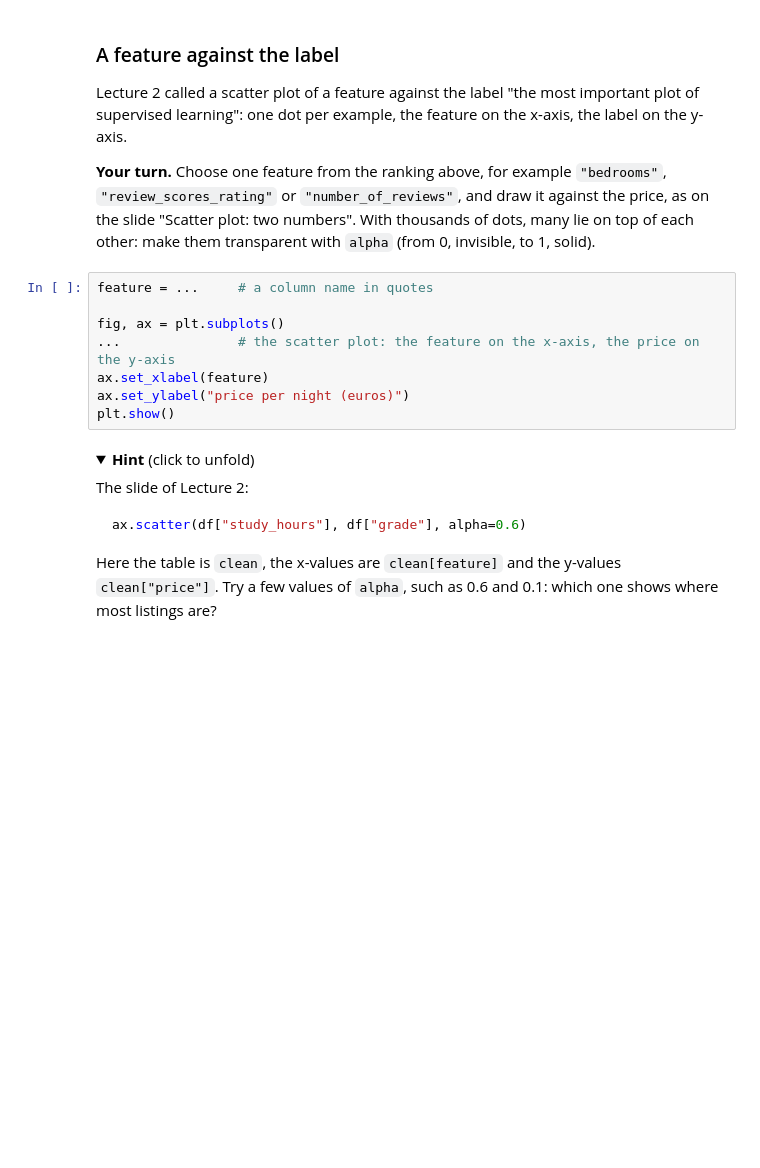
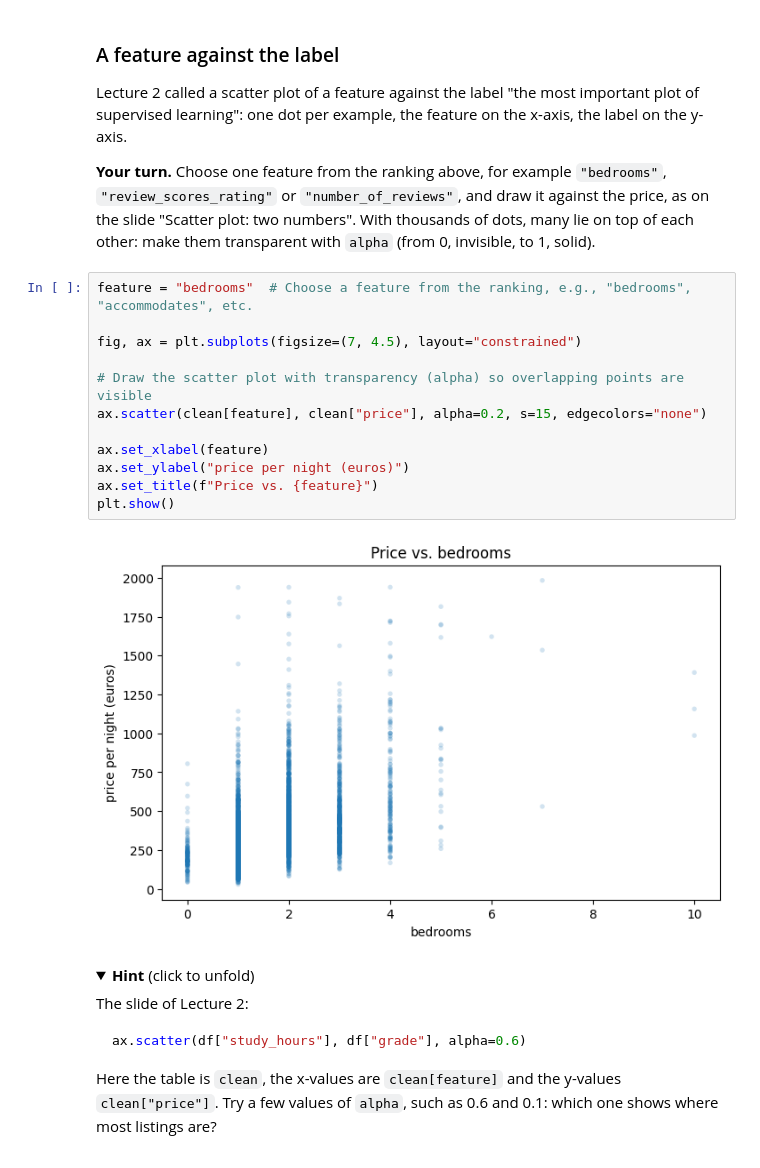
Before and after one commit to ZhangPeiLin2004/Machine_Learning, a Jupyter notebook: lab01.ipynb, the cells around one changed output. Drawn from its saved outputs; the diff is of its cells as text; folded sections open; blank space fills up the shorter version.

```diff
--- a/lab01.ipynb
+++ b/lab01.ipynb
@@ -613,13 +636,19 @@ Lecture 2 called a scatter plot of a feature against the label "the most importa
 
 **Your turn.** Choose one feature from the ranking above, for example `"bedrooms"`, `"review_scores_rating"` or `"number_of_reviews"`, and draw it against the price, as on the slide "Scatter plot: two numbers". With thousands of dots, many lie on top of each other: make them transparent with `alpha` (from 0, invisible, to 1, solid).
 # %%
-feature = ...     # a column name in quotes
+feature = "bedrooms"  # Choose a feature from the ranking, e.g., "bedrooms", "accommodates", etc.
 
-fig, ax = plt.subplots()
-...               # the scatter plot: the feature on the x-axis, the price on the y-axis
+fig, ax = plt.subplots(figsize=(7, 4.5), layout="constrained")
+
+# Draw the scatter plot with transparency (alpha) so overlapping points are visible
+ax.scatter(clean[feature], clean["price"], alpha=0.2, s=15, edgecolors="none")
+
 ax.set_xlabel(feature)
 ax.set_ylabel("price per night (euros)")
+ax.set_title(f"Price vs. {feature}")
 plt.show()
+# %% [output]
+[figure, added]
 # %% [markdown]
 <details><summary><b>Hint</b> (click to unfold)</summary>
 
```
Also changed, not shown: parts of 11 cells of this notebook.
